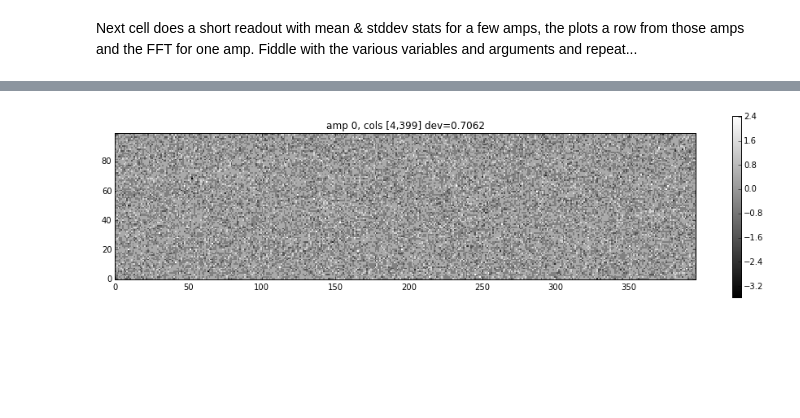
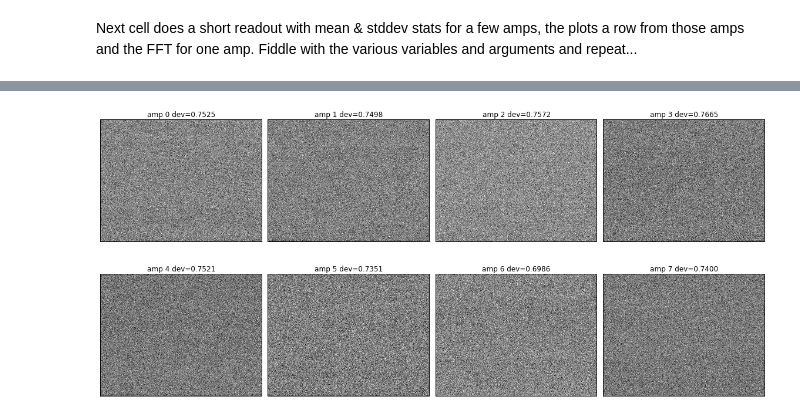
Before and after one commit to Subaru-PFS/ics_xcu_fpga, a Jupyter notebook: notebooks/ccdControl.ipynb, the cells around one changed output, grey strips where cells are left out. Drawn from its saved outputs; the diff is of its cells as text; code cells hidden in the pictures; blank space fills up the shorter version.

```diff
--- a/notebooks/ccdControl.ipynb
+++ b/notebooks/ccdControl.ipynb
@@ -318,8 +89,6 @@ def gainCurve(amps=None, statCols=None, nrows=200, stepSize=0.04, offLimit=0.2,
 # %%
-allAmps = arange(8)
+allAmps = np.arange(8)
 goodAmps = allAmps
 badAmps = []
 
-startStep = [0.02]*8
-#startStep[1] = 0.01
-#startStep[0] = -0.01
+startStep = [0.01]*8
@@ -501,0 +183,10 @@ print gains
+# %%
+#print offs
+ncols = 500
+import clocks_001
+import clocks_002
+import clocks
+reload(clocks_002)
+pfsClocks = clocks_001.standardClocks
+ticks, opcodes = clocks.genRowClocks(ncols, pfsClocks)
+print len(ticks)
@@ -509,8 +232,8 @@ im.shape
 # %%
-focusAmp = 7             # Which amp to focus on
-nrows = 100                # How many rows to read out.
+focusAmp = 6             # Which amp to focus on
+nrows = 300                # How many rows to read out.
 ncols = 400
-pcols = arange(4,ncols)        # Which cols to plot
+pcols = np.arange(4,ncols)        # Which cols to plot
 prow = (nrows+1)/2      # which row to plot
 
 figWidth = 16
@@ -520,41 +243,62 @@ argDict = dict(everyNRows=50, ampList=goodAmps, cols=pcols, ccd=ccd)
 #im = ccd.readImage(nrows=nrows, ncols=ncols, rowFunc=ccdFuncs.rowStats, rowFuncArgs=argDict, doSave=False)
 #time.sleep(1)
 print "# row  means   stddevs"
-im = ccd.readImage(nrows=nrows, ncols=ncols, rowFunc=ccdFuncs.rowStats, rowFuncArgs=argDict, doSave=False)
-print "shape: %s,%s" % (im.shape)
+im = ccd.readImage(nrows=nrows, ncols=ncols,
+                   rowFunc=ccdFuncs.rowStats, rowFuncArgs=argDict,
+                   clockFunc=pfsClocks)
+
 focusMask = ccd.ampidx(focusAmp, im)[pcols]
 
-medpix = median(im[prow])
+medpix = np.median(im[prow])
 
 pixrange = 40
-f1 = figure(figsize=(figWidth,figWidth/4))
-plot(im[prow], scaley=False)
-axis([None, None, medpix-pixrange, medpix+pixrange])
-title('row %d, all amps, clipped to %0.2f +/- %d' % (prow, medpix, pixrange))
-show()
+f1 = plt.figure(figsize=(figWidth,figWidth/4))
+plt.plot(im[prow], scaley=False)
+plt.axis([None, None, medpix-pixrange, medpix+pixrange])
+plt.title('row %d, all amps, clipped to %0.2f +/- %d' % (prow, medpix, pixrange))
+plt.show()
 
 # Plot all the "good" amps
-f2 = figure(figsize=(figWidth,figWidth/2))
-plotAmps(im, amps=goodAmps, row=prow, cols=pcols, plotOffset=10, fig=f2)
-title('row %d, all good amps: %s, cols [%d,%d]' % (prow, goodAmps,
-                                                   pcols[0],pcols[-1]))
+f2 = plt.figure(figsize=(figWidth,figWidth/2))
+nbFuncs.plotAmps(im, amps=goodAmps, row=prow, cols=pcols, plotOffset=10, fig=f2)
+plt.title('row %d, all good amps: %s, cols [%d,%d]' % (prow, goodAmps,
+                                                       pcols[0],pcols[-1]))
 
 # plot the bad amps individually
 for a in badAmps:
-    plotAmps(im, amps=[a], row=prow, cols=pcols, plotOffset=20)
-    title('row %d, bad amp %d' % (prow, a))
+    nbFuncs.plotAmps(im, amps=[a], row=prow, cols=pcols, plotOffset=20)
+    plt.title('row %d, bad amp %d' % (prow, a))
 
 
-figure(figsize=(figWidth, figWidth/4))
+plt.figure(figsize=(figWidth, figWidth/4))
 ampSeg = im[prow,focusMask]
 freqs, fft, peak_ii = ccdFuncs.plotTopPeriods(ampSeg, topN=3)
 
+#fig = plt.figure('dud', figsize=(figWidth, figWidth/2))
+#p = fig.add_subplot(111)
+#for i in range(10,20):
+#    p.plot(im[prow-i,focusMask])
+
+#fig = plt.figure('dud2', figsize=(figWidth, figWidth/2))
+#p = fig.add_subplot(111)
+#for i in range(0):
+#    p.plot(im[:,focusMask[100+10*i]])
+
+
+fig = plt.figure('amp_images', figsize=(figWidth, figWidth/2))
+fig.subplots_adjust(hspace=0.01, wspace=0.01)
+r = 2
+c = 4
 for a in goodAmps:
-    fig = figure(figsize=(figWidth, figWidth/4))
     ampIm = im[:,ccd.ampidx(a, im)[pcols]]
-    p = fig.add_subplot(111)
+    p = fig.add_subplot(r, c, a+1)
+    p.xaxis.set_visible(False)
+    p.yaxis.set_visible(False)
+
     pp = p.imshow(ampIm-ampIm.mean())
-    title('amp %d, cols [%d,%d] dev=%0.4f' % (a, pcols[0], pcols[-1], ampIm.std()))
-    fig.colorbar(pp)
+    plt.title('amp %d dev=%0.4f' % (a, ampIm.std()))
+
+#fig.colorbar(pp)
+plt.tight_layout()
 # %% [output]
 # row  means   stddevs
@@ -571 +328 @@ readT=0.60 writeT=0.00
-[figure, old version]
+[figure, new version]
```
Also changed, not shown: parts of 19 cells of this notebook, 2 other files.
